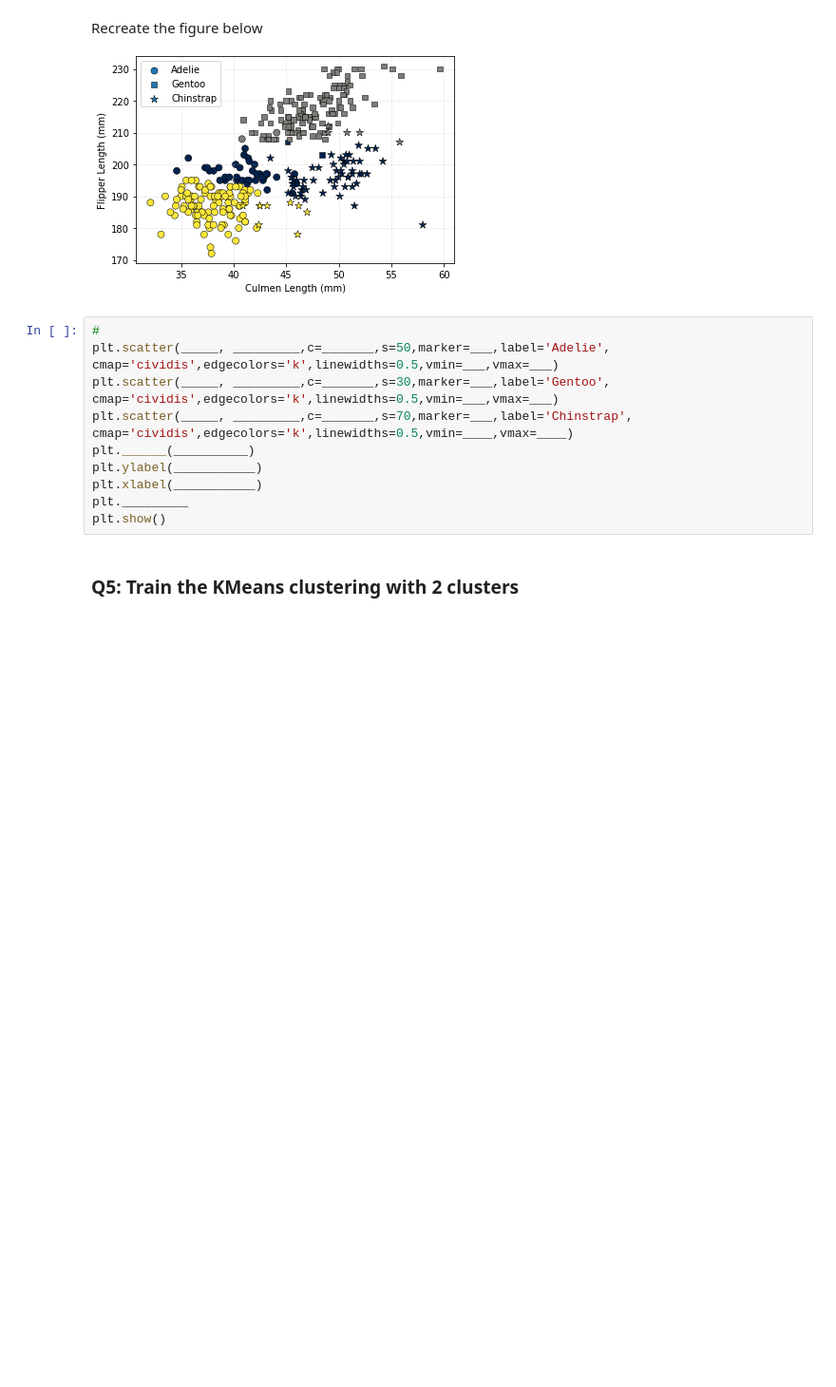
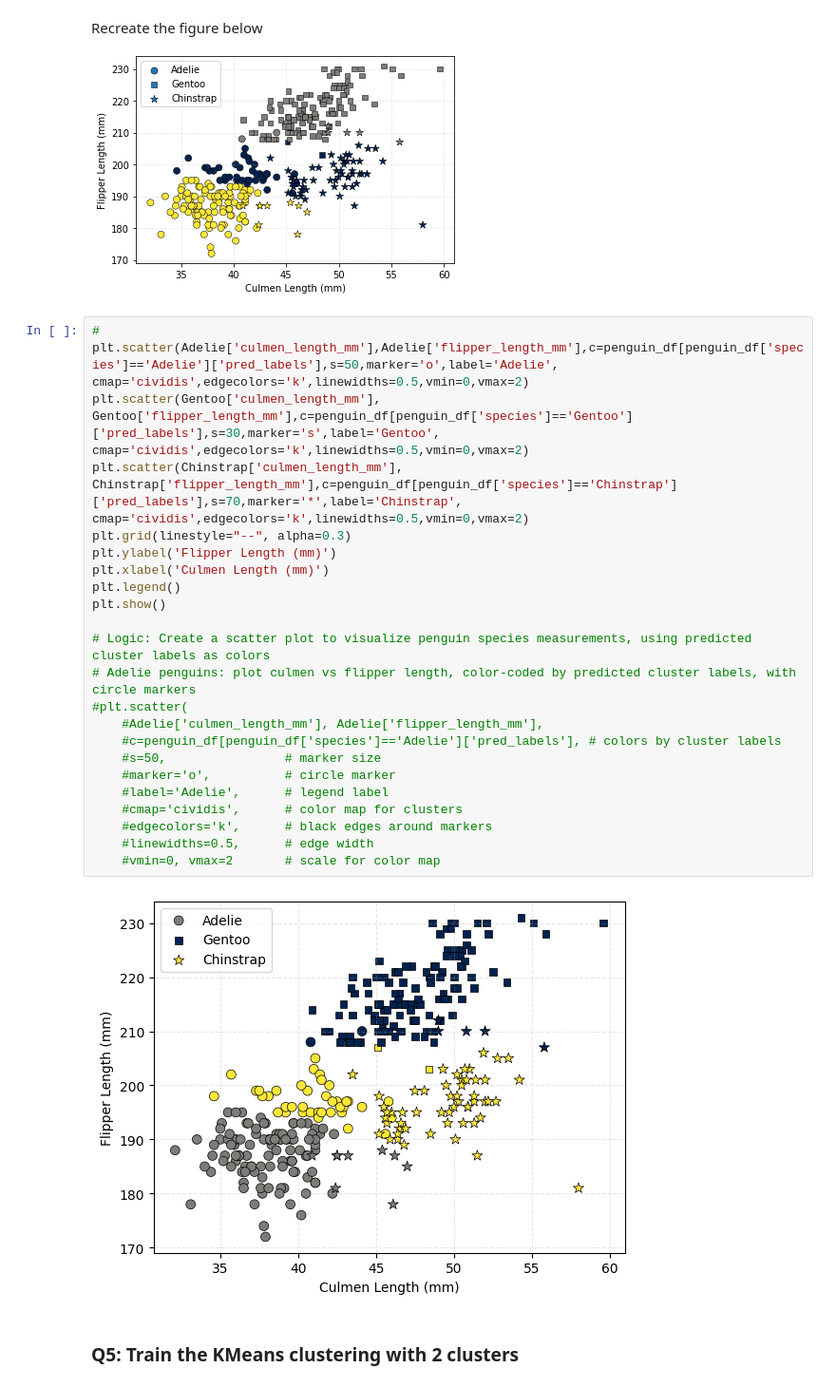
Before and after one commit to nbulotti/2025_Intro_Python, a Jupyter notebook: notebook/W4_S1.ipynb, the cells around one changed output. Shown at 95% size. Cells and saved outputs as stored; diff of their text form; blank space fills up the shorter version.

```diff
--- a/notebook/W4_S1.ipynb
+++ b/notebook/W4_S1.ipynb
@@ -212,15 +229,30 @@ Chinstrap = penguin_df[penguin_df['species'] == 'Chinstrap'][['culmen_length_mm'
 Recreate the figure below
 
 ![plot3.png](embedded-picture-1)
-# %%
-#
-plt.scatter(_____, _________,c=_______,s=50,marker=___,label='Adelie', cmap='cividis',edgecolors='k',linewidths=0.5,vmin=___,vmax=___)
-plt.scatter(_____, _________,c=_______,s=30,marker=___,label='Gentoo', cmap='cividis',edgecolors='k',linewidths=0.5,vmin=___,vmax=___)
-plt.scatter(_____, _________,c=_______,s=70,marker=___,label='Chinstrap', cmap='cividis',edgecolors='k',linewidths=0.5,vmin=____,vmax=____)
-plt.______(__________)
-plt.ylabel(___________)
-plt.xlabel(___________)
-plt._________
-plt.show()
+# %%
+#
+plt.scatter(Adelie['culmen_length_mm'],Adelie['flipper_length_mm'],c=penguin_df[penguin_df['species']=='Adelie']['pred_labels'],s=50,marker='o',label='Adelie', cmap='cividis',edgecolors='k',linewidths=0.5,vmin=0,vmax=2)
+plt.scatter(Gentoo['culmen_length_mm'], Gentoo['flipper_length_mm'],c=penguin_df[penguin_df['species']=='Gentoo']['pred_labels'],s=30,marker='s',label='Gentoo', cmap='cividis',edgecolors='k',linewidths=0.5,vmin=0,vmax=2)
+plt.scatter(Chinstrap['culmen_length_mm'], Chinstrap['flipper_length_mm'],c=penguin_df[penguin_df['species']=='Chinstrap']['pred_labels'],s=70,marker='*',label='Chinstrap', cmap='cividis',edgecolors='k',linewidths=0.5,vmin=0,vmax=2)
+plt.grid(linestyle="--", alpha=0.3)
+plt.ylabel('Flipper Length (mm)')
+plt.xlabel('Culmen Length (mm)')
+plt.legend()
+plt.show()
+
+# Logic: Create a scatter plot to visualize penguin species measurements, using predicted cluster labels as colors
+# Adelie penguins: plot culmen vs flipper length, color-coded by predicted cluster labels, with circle markers
+#plt.scatter(
+    #Adelie['culmen_length_mm'], Adelie['flipper_length_mm'],
+    #c=penguin_df[penguin_df['species']=='Adelie']['pred_labels'], # colors by cluster labels
+    #s=50,                # marker size
+    #marker='o',          # circle marker
+    #label='Adelie',      # legend label
+    #cmap='cividis',      # color map for clusters
+    #edgecolors='k',      # black edges around markers
+    #linewidths=0.5,      # edge width
+    #vmin=0, vmax=2       # scale for color map
+# %% [output]
+[figure, added]
 # %% [markdown]
 ### Q5: Train the KMeans clustering with 2 clusters
```
Also changed, not shown: parts of 11 cells of this notebook.
